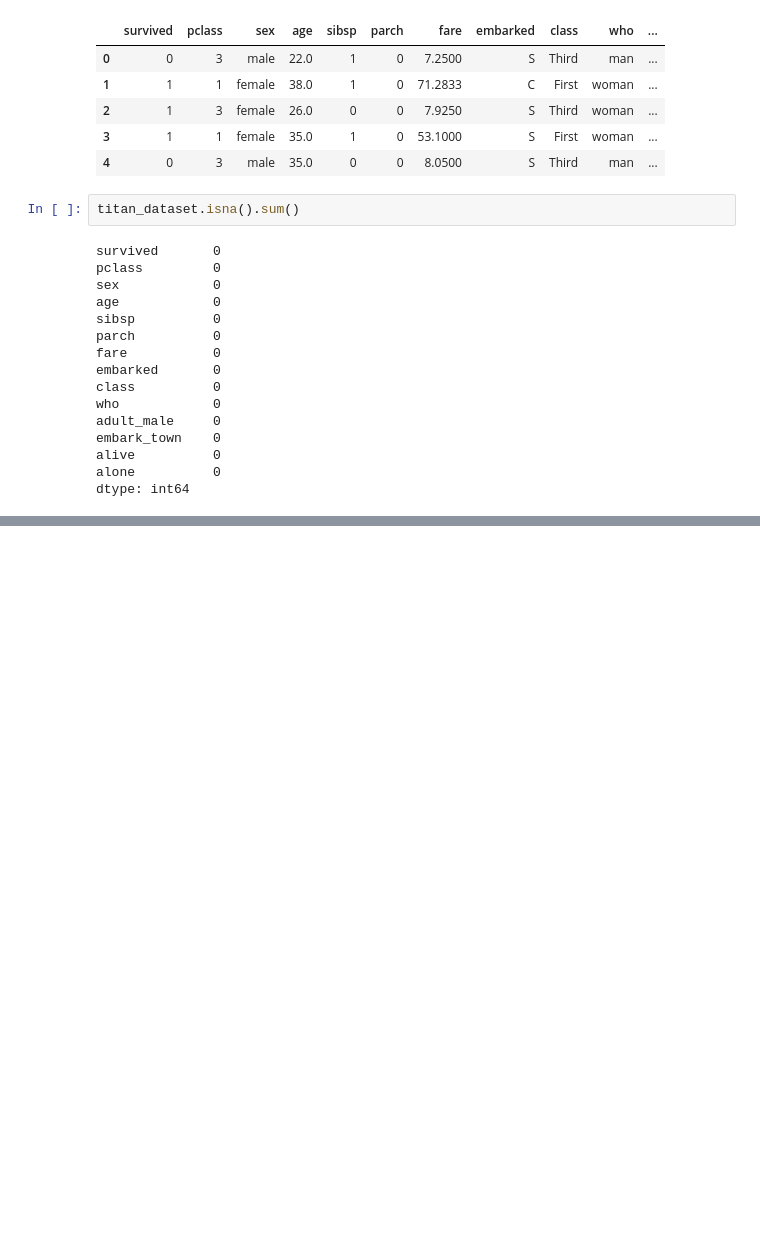
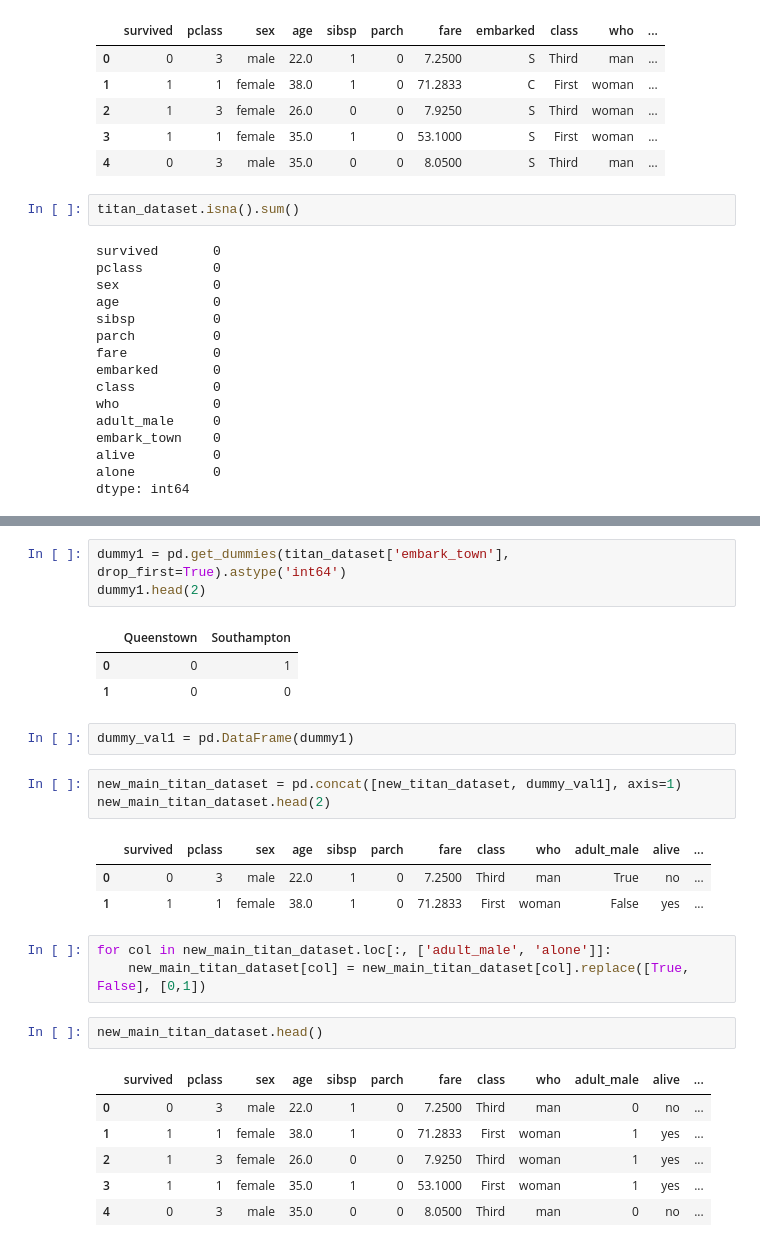
Before and after one commit to Md-Maruf-1727/Data-preprocessing-Practice, a Jupyter notebook: Data pre-processing part1/encoding2OneHot.ipynb, the cells around one changed output, grey strips where cells are left out. Cells and saved outputs as stored; diff of their text form; blank space fills up the shorter version.

```diff
--- a/Data pre-processing part1/encoding2OneHot.ipynb
+++ b/Data pre-processing part1/encoding2OneHot.ipynb
@@ -73,0 +155,28 @@ dtype: int64
+# %%
+dummy1 = pd.get_dummies(titan_dataset['embark_town'], drop_first=True).astype('int64')
+dummy1.head(2)
+# %% [output]
+|  | Queenstown | Southampton |
+| 0 | 0 | 1 |
+| 1 | 0 | 0 |
+# %%
+dummy_val1 = pd.DataFrame(dummy1)
+# %%
+new_main_titan_dataset = pd.concat([new_titan_dataset, dummy_val1], axis=1)
+new_main_titan_dataset.head(2)
+# %% [output]
+|  | survived | pclass | sex | age | sibsp | parch | fare | class | who | adult_male | alive | ... |
+| 0 | 0 | 3 | male | 22.0 | 1 | 0 | 7.2500 | Third | man | True | no | ... |
+| 1 | 1 | 1 | female | 38.0 | 1 | 0 | 71.2833 | First | woman | False | yes | ... |
+# %%
+for col in new_main_titan_dataset.loc[:, ['adult_male', 'alone']]:
+    new_main_titan_dataset[col] = new_main_titan_dataset[col].replace([True, False], [0,1])
+# %%
+new_main_titan_dataset.head()
+# %% [output]
+|  | survived | pclass | sex | age | sibsp | parch | fare | class | who | adult_male | alive | ... |
+| 0 | 0 | 3 | male | 22.0 | 1 | 0 | 7.2500 | Third | man | 0 | no | ... |
+| 1 | 1 | 1 | female | 38.0 | 1 | 0 | 71.2833 | First | woman | 1 | yes | ... |
+| 2 | 1 | 3 | female | 26.0 | 0 | 0 | 7.9250 | Third | woman | 1 | yes | ... |
+| 3 | 1 | 1 | female | 35.0 | 1 | 0 | 53.1000 | First | woman | 1 | yes | ... |
+| 4 | 0 | 3 | male | 35.0 | 0 | 0 | 8.0500 | Third | man | 0 | no | ... |
```
Also changed, not shown: parts of 9 cells of this notebook.
